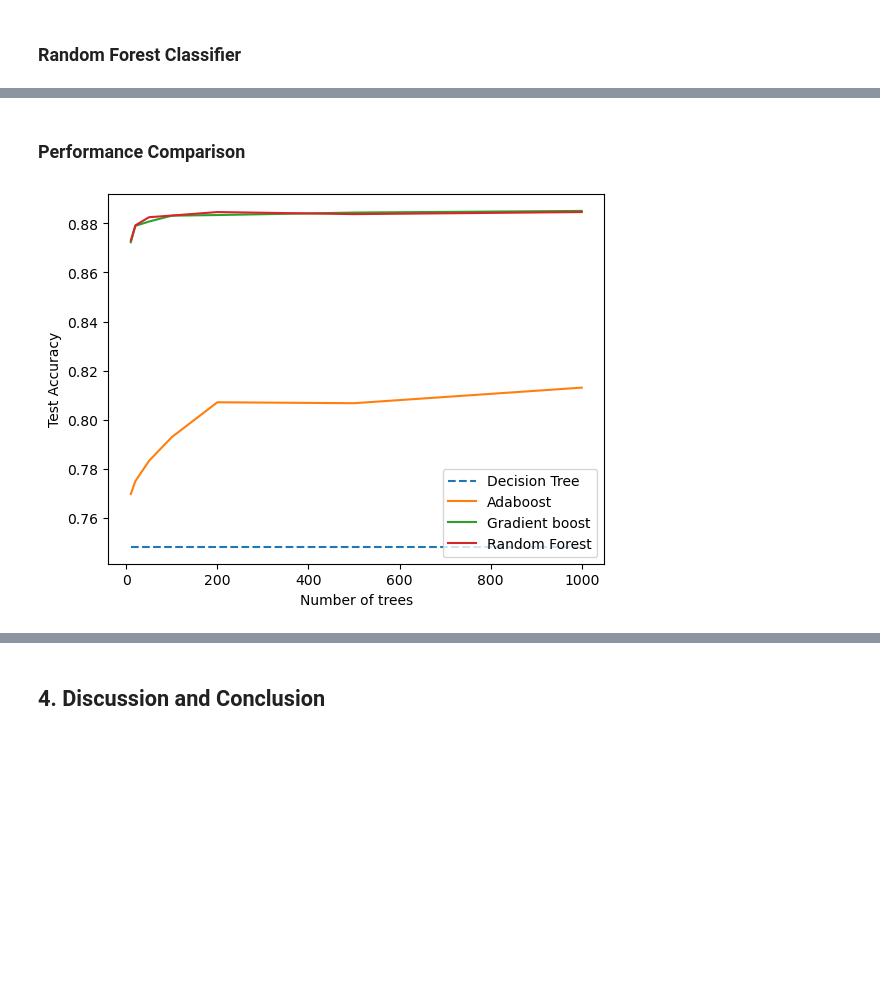
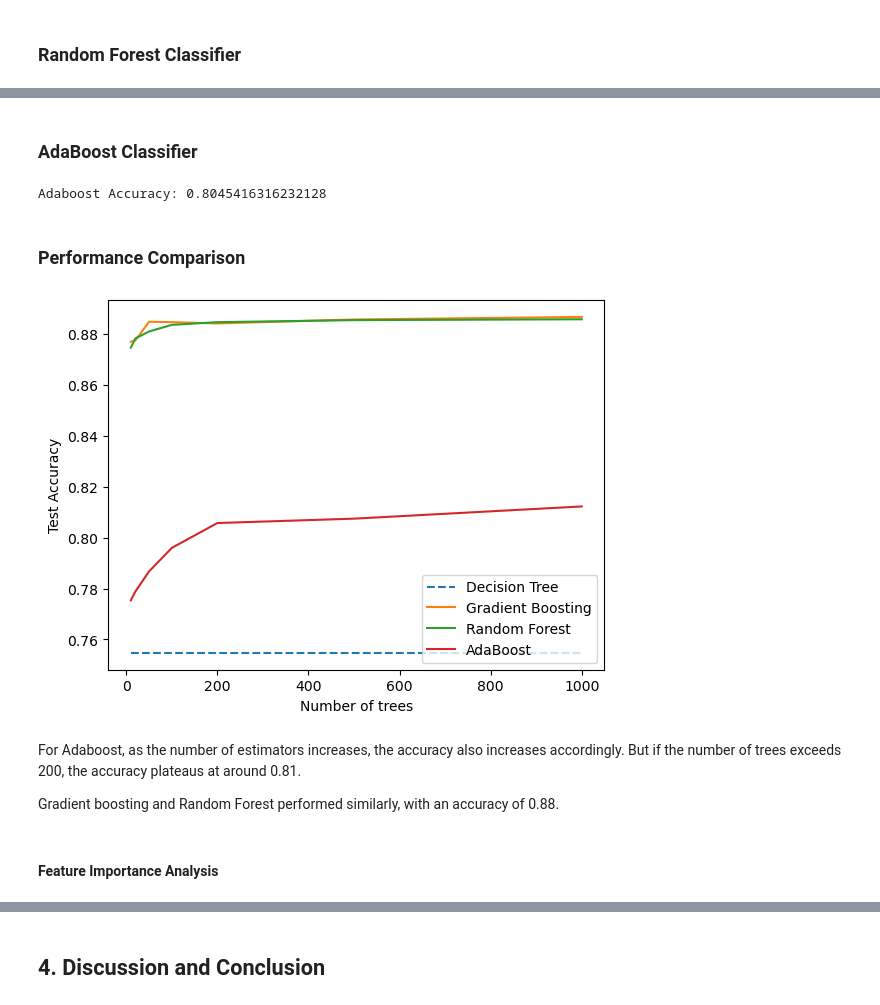
Before and after one commit to SharronX/DTSA-5509-Final-Project, a Jupyter notebook: DTSA5509_FinalProject_HotelBooking.ipynb, the cells around one changed output, grey strips where cells are left out. Drawn from its saved outputs; the diff is of its cells as text; code cells hidden in the pictures; blank space fills up the shorter version.

```diff
--- a/DTSA5509_FinalProject_HotelBooking.ipynb
+++ b/DTSA5509_FinalProject_HotelBooking.ipynb
@@ -371,3 +382,10 @@ Random Forest Accuracy: 0.8802119408858659
+# %% [markdown]
+### AdaBoost Classifier
+# %%
+Adaclf = AdaBoostClassifier(n_estimators=150, algorithm="SAMME").fit(X_train, y_train)
+print("Adaboost Accuracy:", Adaclf.score(X_test, y_test))
+# %% [output]
+Adaboost Accuracy: 0.8045416316232128
 # %% [markdown]
 ### Performance Comparison
 # %%
@@ -396,12 +414,18 @@ for i in n_trees:
 # %%
 # Plot Accuracy for different Boosting Algorithm
 plt.plot(n_trees, DecisionTree_acc, "--", label="Decision Tree")
-plt.plot(n_trees, Ada_acc, label= "Adaboost")
-plt.plot(n_trees, GB_acc, label= "Gradient boost")
+plt.plot(n_trees, GB_acc, label= "Gradient Boosting")
 plt.plot(n_trees, RF_acc, label = "Random Forest")
+plt.plot(n_trees, Ada_acc, label= "AdaBoost")
 plt.xlabel("Number of trees")
 plt.ylabel("Test Accuracy")
 plt.legend(loc="best")
 plt.show()
 # %% [output]
-[figure, old version]
+[figure, new version]
+# %% [markdown]
+For Adaboost, as the number of estimators increases, the accuracy also increases accordingly. But if the number of trees exceeds 200, the accuracy plateaus at around 0.81.
+
+Gradient boosting and Random Forest performed similarly, with an accuracy of 0.88.
+# %% [markdown]
+#### Feature Importance Analysis
```
Also changed, not shown: parts of 29 cells of this notebook.
